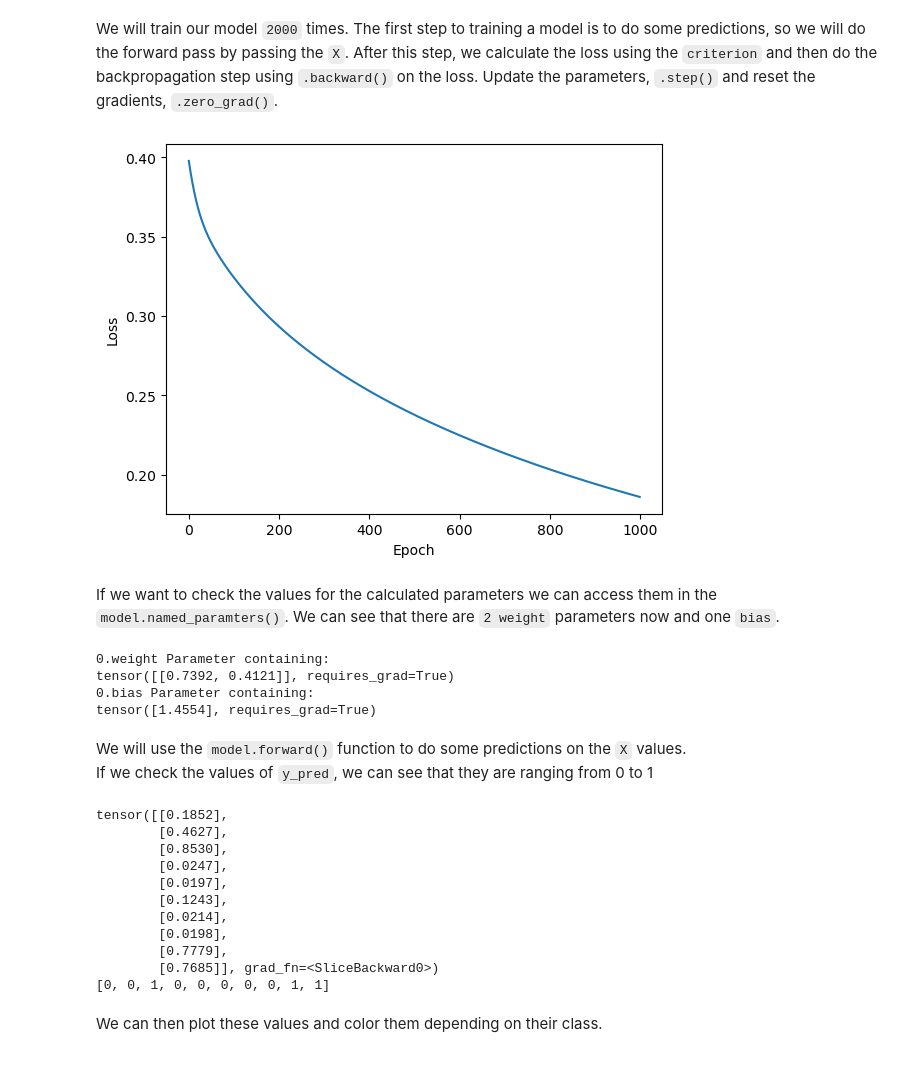
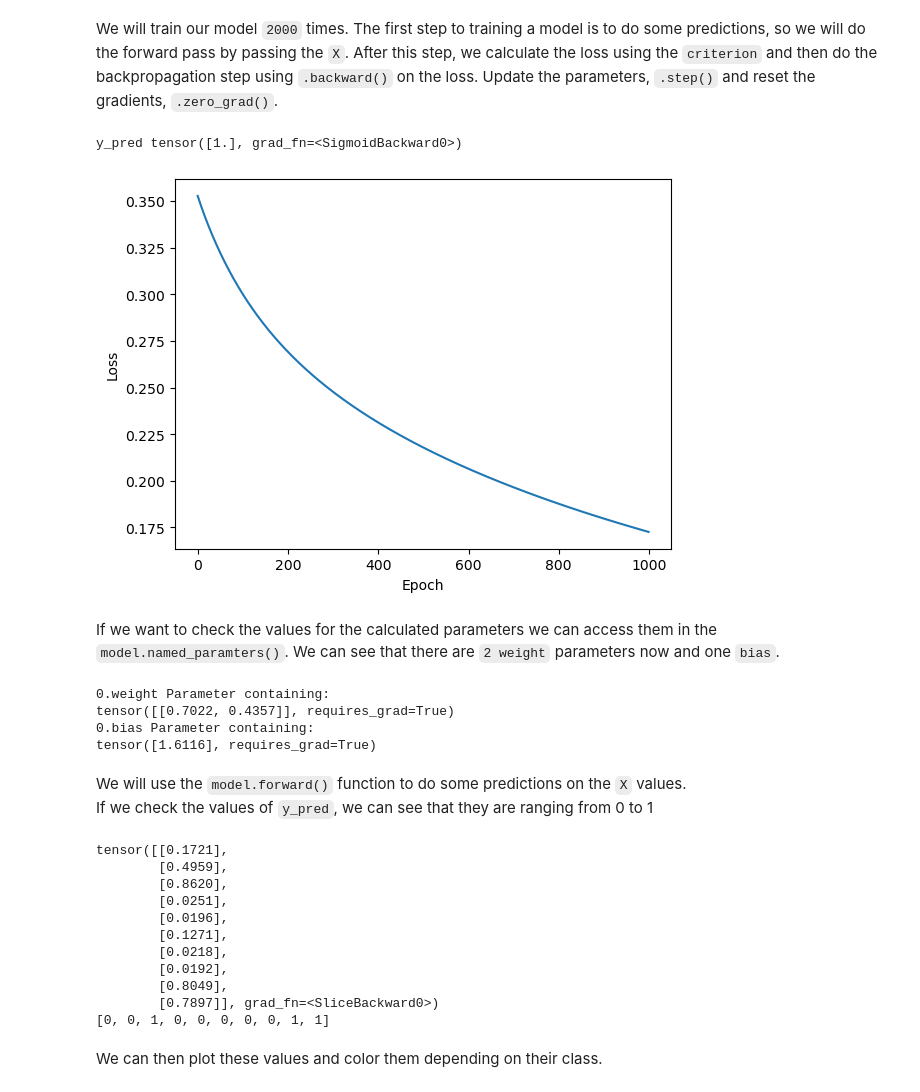
Before and after one commit to cmps460s24/cmps460-content, a Jupyter notebook: examples/10.nn/01_logistic-regression-nn.ipynb, the cells around one changed output. Saved outputs shown, nothing was run; the diff lists cells and outputs as text; code cells hidden in the pictures.

```diff
--- a/examples/10.nn/01_logistic-regression-nn.ipynb
+++ b/examples/10.nn/01_logistic-regression-nn.ipynb
@@ -58,14 +59,13 @@ Now, comes the part where we define our logistic model. The linear layer accepts
 Also in the forward pass we will use the `sigmoid function` on the `y_hat` and return that result.\
 `torch.sigmoid(y_hat)`
 # %%
-# build the model
-LogisticRegression = nn.Sequential(
-    nn.Linear(2,1),   # input layer
-    nn.Sigmoid(),     # final activation unit (here for conceptual reasons; in practice, better to use BCEWithLogitsLoss)
+# build the model - define the model structure
+LogisticRegressionNN = nn.Sequential(
+    # One linear layer with 2 input features and 1 output unit
+    # The final activation unit is sigmoid
+    nn.Linear(2,1),
+    nn.Sigmoid(),     # sigmoid activation function
 )
-
-LogisticRegression
-
 
 """ class LogisticRegression(torch.nn.Module):
   def __init__(self):
@@ -80,7 +85,7 @@ LogisticRegression
 # %% [markdown]
 Define an optimizer for updating the `weight` and `bias` and also define a loss function. We mentioned earlier that we are going to use `binary cross-entropy`.
 # %%
-classifier = LogisticRegression
+classifier = LogisticRegressionNN
 optimizer = torch.optim.SGD(classifier.parameters(), lr=0.01)
 lossfun = torch.nn.BCELoss()
 # %% [markdown]
@@ -103,13 +108,19 @@ for epoch in range(numepochs):
   loss.backward()
   optimizer.step()
 # %%
+# Use the model to predict
+sample_X = torch.tensor([14, 20]).type(torch.FloatTensor)
+y_pred = LogisticRegressionNN(sample_X)
+print("y_pred", y_pred)
+
 # show the losses
 plt.plot(losses)
 plt.xlabel('Epoch')
 plt.ylabel('Loss')
 plt.show()
 # %% [output]
+y_pred tensor([1.], grad_fn=<SigmoidBackward0>)
-[figure, old version]
+[figure, new version]
 # %% [markdown]
 If we want to check the values for the calculated parameters we can access them in the `model.named_paramters()`. We can see that there are `2 weight` parameters now and one `bias`.
 # %%
@@ -117,9 +128,9 @@ for name, parameter in classifier.named_parameters():
   print(name, parameter)
 # %% [output]
 0.weight Parameter containing:
-tensor([[0.7392, 0.4121]], requires_grad=True)
+tensor([[0.7022, 0.4357]], requires_grad=True)
 0.bias Parameter containing:
-tensor([1.4554], requires_grad=True)
+tensor([1.6116], requires_grad=True)
 # %% [markdown]
 We will use the `model.forward()` function to do some predictions on the `X` values.\
 If we check the values of `y_pred`, we can see that they are ranging from 0 to 1
@@ -129,16 +140,16 @@ print(y_pred[:10])
 y_pred_class = [1 if i > 0.5 else 0 for i in y_pred.detach().numpy()]
 print(y_pred_class[:10])
 # %% [output]
-tensor([[0.1852],
-        [0.4627],
-        [0.8530],
-        [0.0247],
-        [0.0197],
-        [0.1243],
-        [0.0214],
-        [0.0198],
-        [0.7779],
-        [0.7685]], grad_fn=<SliceBackward0>)
+tensor([[0.1721],
+        [0.4959],
+        [0.8620],
+        [0.0251],
+        [0.0196],
+        [0.1271],
+        [0.0218],
+        [0.0192],
+        [0.8049],
+        [0.7897]], grad_fn=<SliceBackward0>)
 [0, 0, 1, 0, 0, 0, 0, 0, 1, 1]
 # %% [markdown]
 We can then plot these values and color them depending on their class.
```
Also changed, not shown: parts of 3 cells of this notebook, 7 other files.
